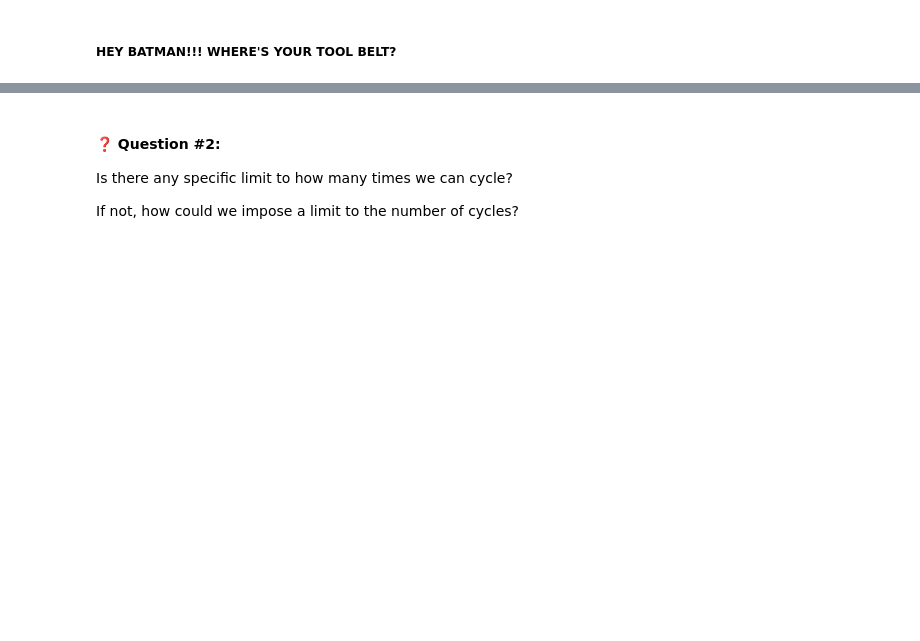
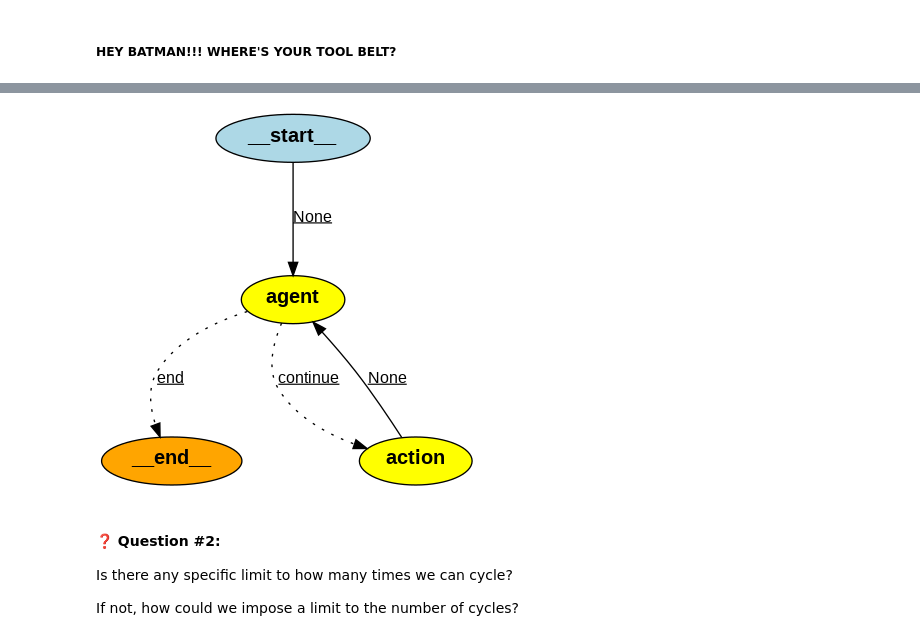
Before and after one commit to donbcolab/AIE3, a Jupyter notebook: Week 6/Day 1/LangGraph_and_LangSmith_Assignment_Version.ipynb, the cells around one changed output, grey strips where cells are left out. Saved outputs shown, nothing was run; the diff lists cells and outputs as text; code cells hidden in the pictures; blank space fills up the shorter version.

```diff
--- a/Week 6/Day 1/LangGraph_and_LangSmith_Assignment_Version.ipynb
+++ b/Week 6/Day 1/LangGraph_and_LangSmith_Assignment_Version.ipynb
@@ -356,3 +397,7 @@ app.get_graph().print_ascii()
+# %%
+display(Image(app.get_graph().draw_png()))
+# %% [output]
+[figure, added]
 # %% [markdown]
 #### ❓ Question #2:
 
```
Also changed, not shown: parts of 4 cells of this notebook.
